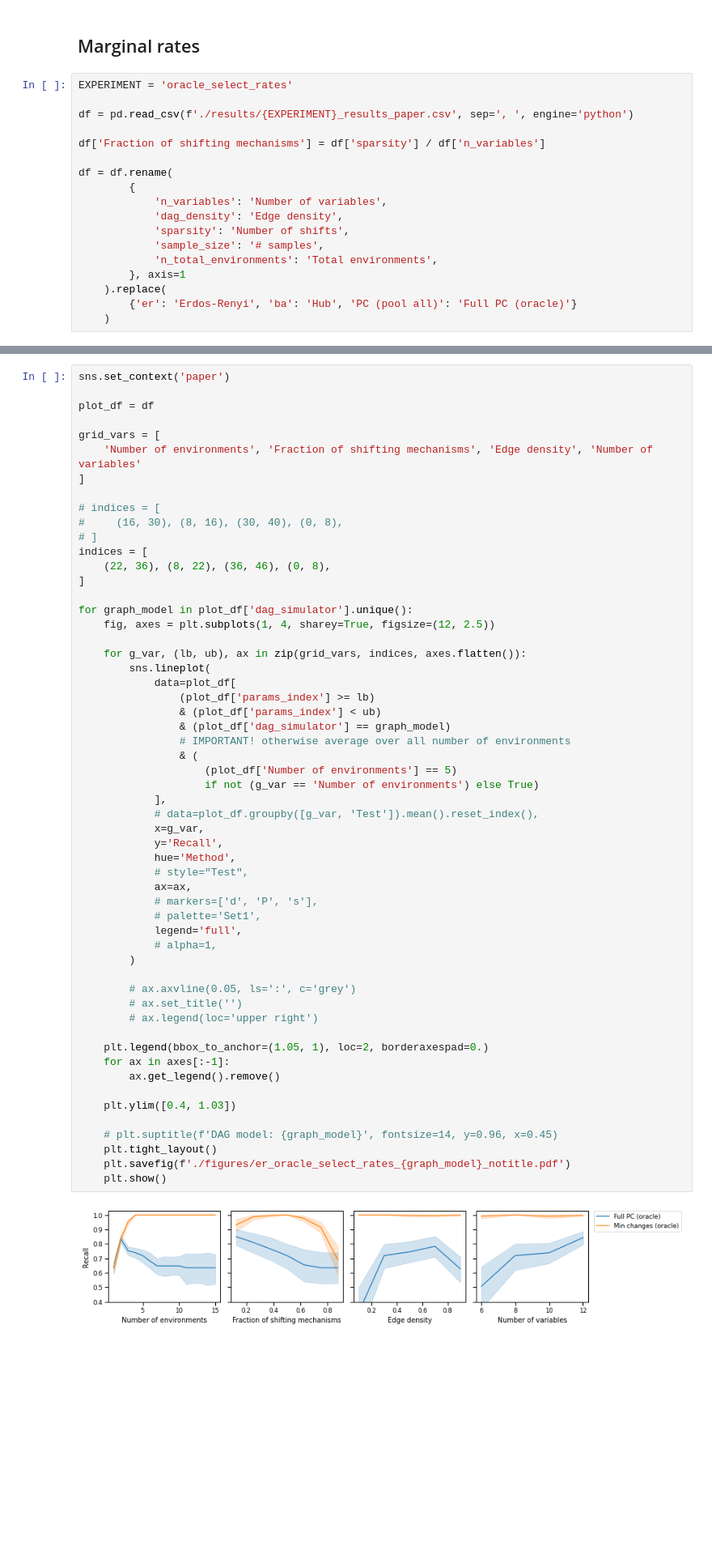
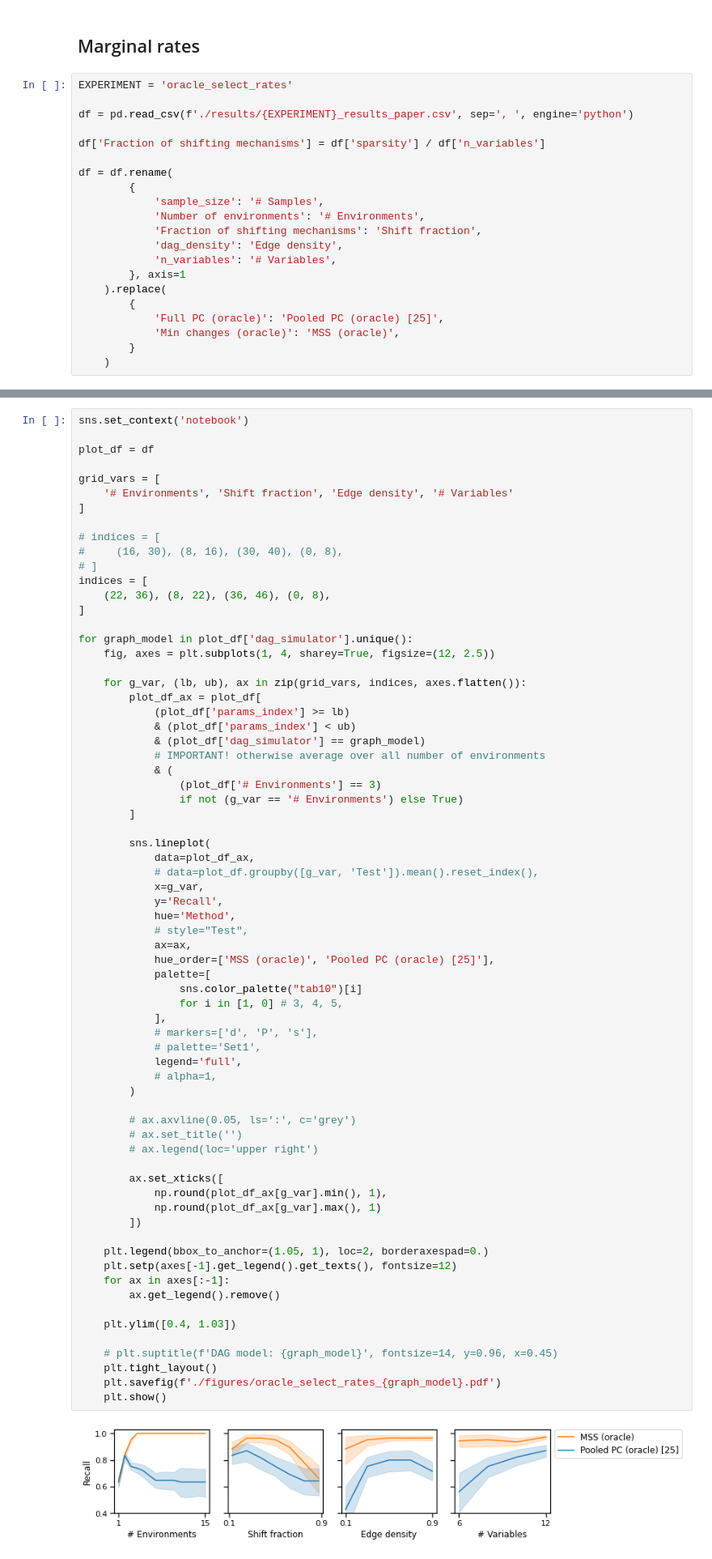
Before and after one commit to rflperry/sparse_shift, a Jupyter notebook: experiments/main_simulations/plot_oracle_rates.ipynb, the cells around one changed output, grey strips where cells are left out. Shown: that part at 81% size. Saved outputs shown, nothing was run; the diff lists cells and outputs as text; blank space fills up the shorter version.

```diff
--- a/experiments/main_simulations/plot_oracle_rates.ipynb
+++ b/experiments/main_simulations/plot_oracle_rates.ipynb
@@ -76,13 +78,16 @@ df['Fraction of shifting mechanisms'] = df['sparsity'] / df['n_variables']
 
 df = df.rename(
         {
-            'n_variables': 'Number of variables',
+            'sample_size': '# Samples',
+            'Number of environments': '# Environments',
+            'Fraction of shifting mechanisms': 'Shift fraction',
             'dag_density': 'Edge density',
-            'sparsity': 'Number of shifts',
-            'sample_size': '# samples',
-            'n_total_environments': 'Total environments',
+            'n_variables': '# Variables',
         }, axis=1
     ).replace(
-        {'er': 'Erdos-Renyi', 'ba': 'Hub', 'PC (pool all)': 'Full PC (oracle)'}
+        {
+            'Full PC (oracle)': 'Pooled PC (oracle) [25]',
+            'Min changes (oracle)': 'MSS (oracle)',
+        }
     )
 # %%
@@ -104,10 +108,10 @@ df
 # %%
-sns.set_context('paper')
+sns.set_context('notebook')
 
 plot_df = df
 
 grid_vars = [
-    'Number of environments', 'Fraction of shifting mechanisms', 'Edge density', 'Number of variables'
+    '# Environments', 'Shift fraction', 'Edge density', '# Variables'
 ]
 
 # indices = [
@@ -121,41 +125,54 @@ for graph_model in plot_df['dag_simulator'].unique():
     fig, axes = plt.subplots(1, 4, sharey=True, figsize=(12, 2.5))
 
     for g_var, (lb, ub), ax in zip(grid_vars, indices, axes.flatten()):
+        plot_df_ax = plot_df[
+            (plot_df['params_index'] >= lb)
+            & (plot_df['params_index'] < ub)
+            & (plot_df['dag_simulator'] == graph_model)
+            # IMPORTANT! otherwise average over all number of environments
+            & (
+                (plot_df['# Environments'] == 3)
+                if not (g_var == '# Environments') else True)
+        ]
+
         sns.lineplot(
-            data=plot_df[
-                (plot_df['params_index'] >= lb)
-                & (plot_df['params_index'] < ub)
-                & (plot_df['dag_simulator'] == graph_model)
-                # IMPORTANT! otherwise average over all number of environments
-                & (
-                    (plot_df['Number of environments'] == 5)
-                    if not (g_var == 'Number of environments') else True)
-            ],
+            data=plot_df_ax,
             # data=plot_df.groupby([g_var, 'Test']).mean().reset_index(),
             x=g_var,
             y='Recall',
             hue='Method',
             # style="Test",
             ax=ax,
+            hue_order=['MSS (oracle)', 'Pooled PC (oracle) [25]'],
+            palette=[
+                sns.color_palette("tab10")[i]
+                for i in [1, 0] # 3, 4, 5,
+            ],
             # markers=['d', 'P', 's'],
             # palette='Set1',
             legend='full',
             # alpha=1,
         )
 
         # ax.axvline(0.05, ls=':', c='grey')
         # ax.set_title('')
         # ax.legend(loc='upper right')
 
+        ax.set_xticks([
+            np.round(plot_df_ax[g_var].min(), 1),
+            np.round(plot_df_ax[g_var].max(), 1)
+        ])
+
     plt.legend(bbox_to_anchor=(1.05, 1), loc=2, borderaxespad=0.)
+    plt.setp(axes[-1].get_legend().get_texts(), fontsize=12)
     for ax in axes[:-1]:
         ax.get_legend().remove()
 
     plt.ylim([0.4, 1.03])
 
     # plt.suptitle(f'DAG model: {graph_model}', fontsize=14, y=0.96, x=0.45)
     plt.tight_layout()
-    plt.savefig(f'./figures/er_oracle_select_rates_{graph_model}_notitle.pdf')
+    plt.savefig(f'./figures/oracle_select_rates_{graph_model}.pdf')
     plt.show()
 # %% [output]
-[figure, old version]
+[figure, new version]
```
Also changed, not shown: parts of 3 cells of this notebook, 13 other files.
